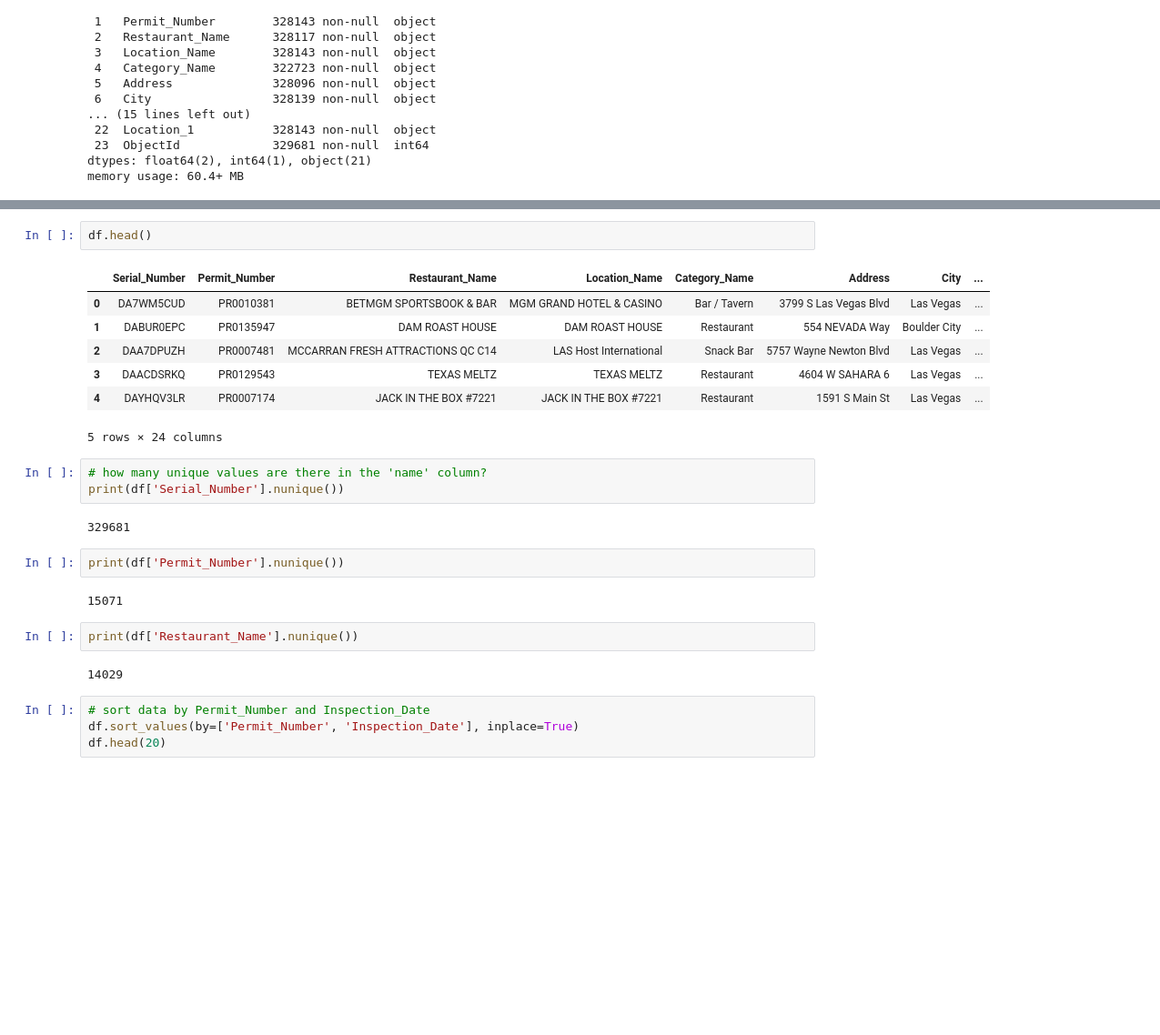
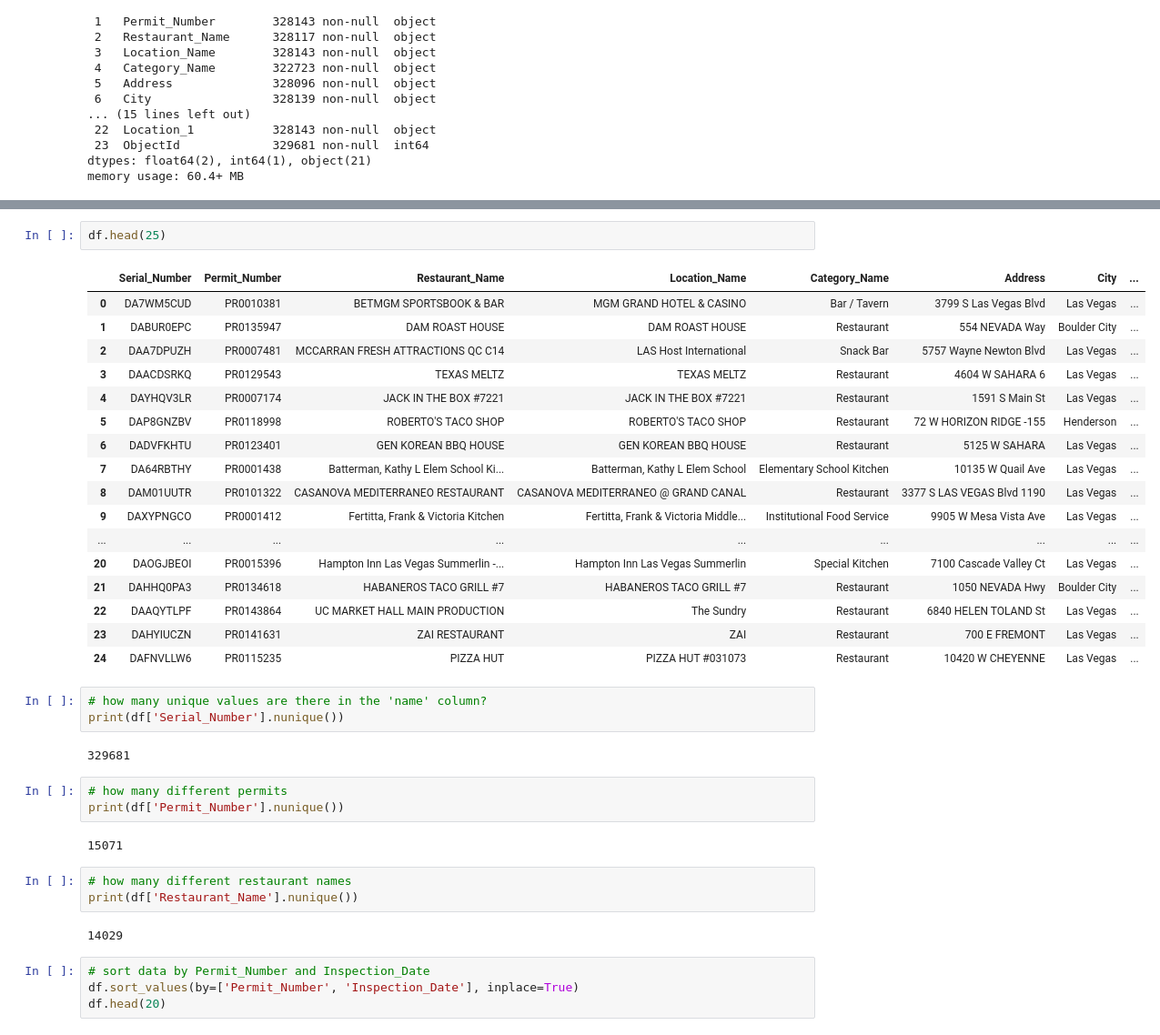
Before and after one commit to papagorgio23/food-inspection-model, a Jupyter notebook: dev/dev.ipynb, the cells around one changed output, grey strips where cells are left out. Shown at 91% size. Drawn from its saved outputs; the diff is of its cells as text; blank space fills up the shorter version.

```diff
--- a/dev/dev.ipynb
+++ b/dev/dev.ipynb
@@ -34,26 +69,38 @@ memory usage: 60.4+ MB
 # %%
-df.head()
+df.head(25)
 # %% [output]
 |  | Serial_Number | Permit_Number | Restaurant_Name | Location_Name | Category_Name | Address | City | ... |
 | 0 | DA7WM5CUD | PR0010381 | BETMGM SPORTSBOOK & BAR | MGM GRAND HOTEL & CASINO | Bar / Tavern | 3799 S Las Vegas Blvd | Las Vegas | ... |
 | 1 | DABUR0EPC | PR0135947 | DAM ROAST HOUSE | DAM ROAST HOUSE | Restaurant | 554 NEVADA Way | Boulder City | ... |
 | 2 | DAA7DPUZH | PR0007481 | MCCARRAN FRESH ATTRACTIONS QC C14 | LAS Host International | Snack Bar | 5757 Wayne Newton Blvd | Las Vegas | ... |
 | 3 | DAACDSRKQ | PR0129543 | TEXAS MELTZ | TEXAS MELTZ | Restaurant | 4604 W SAHARA 6 | Las Vegas | ... |
 | 4 | DAYHQV3LR | PR0007174 | JACK IN THE BOX #7221 | JACK IN THE BOX #7221 | Restaurant | 1591 S Main St | Las Vegas | ... |
+| 5 | DAP8GNZBV | PR0118998 | ROBERTO'S TACO SHOP | ROBERTO'S TACO SHOP | Restaurant | 72 W HORIZON RIDGE -155 | Henderson | ... |
+| 6 | DADVFKHTU | PR0123401 | GEN KOREAN BBQ HOUSE | GEN KOREAN BBQ HOUSE | Restaurant | 5125 W SAHARA | Las Vegas | ... |
+| 7 | DA64RBTHY | PR0001438 | Batterman, Kathy L Elem School Ki... | Batterman, Kathy L Elem School | Elementary School Kitchen | 10135 W Quail Ave | Las Vegas | ... |
+| 8 | DAM01UUTR | PR0101322 | CASANOVA MEDITERRANEO RESTAURANT | CASANOVA MEDITERRANEO @ GRAND CANAL | Restaurant | 3377 S LAS VEGAS Blvd 1190 | Las Vegas | ... |
+| 9 | DAXYPNGCO | PR0001412 | Fertitta, Frank & Victoria Kitchen | Fertitta, Frank & Victoria Middle... | Institutional Food Service | 9905 W Mesa Vista Ave | Las Vegas | ... |
+| ... | ... | ... | ... | ... | ... | ... | ... | ... |
+| 20 | DAOGJBEOI | PR0015396 | Hampton Inn Las Vegas Summerlin -... | Hampton Inn Las Vegas Summerlin | Special Kitchen | 7100 Cascade Valley Ct | Las Vegas | ... |
+| 21 | DAHHQ0PA3 | PR0134618 | HABANEROS TACO GRILL #7 | HABANEROS TACO GRILL #7 | Restaurant | 1050 NEVADA Hwy | Boulder City | ... |
+| 22 | DAAQYTLPF | PR0143864 | UC MARKET HALL MAIN PRODUCTION | The Sundry | Restaurant | 6840 HELEN TOLAND St | Las Vegas | ... |
+| 23 | DAHYIUCZN | PR0141631 | ZAI RESTAURANT | ZAI | Restaurant | 700 E FREMONT | Las Vegas | ... |
+| 24 | DAFNVLLW6 | PR0115235 | PIZZA HUT | PIZZA HUT #031073 | Restaurant | 10420 W CHEYENNE | Las Vegas | ... |
-5 rows × 24 columns
 # %%
 # how many unique values are there in the 'name' column?
 print(df['Serial_Number'].nunique())
 # %% [output]
 329681
 # %%
+# how many different permits
 print(df['Permit_Number'].nunique())
 # %% [output]
 15071
-# %%
-print(df['Restaurant_Name'].nunique())
-# %% [output]
-14029
+# %%
+# how many different restaurant names
+print(df['Restaurant_Name'].nunique())
+# %% [output]
+14029
 # %%
 # sort data by Permit_Number and Inspection_Date
 df.sort_values(by=['Permit_Number', 'Inspection_Date'], inplace=True)
```
Also changed, not shown: parts of 50 cells of this notebook.
